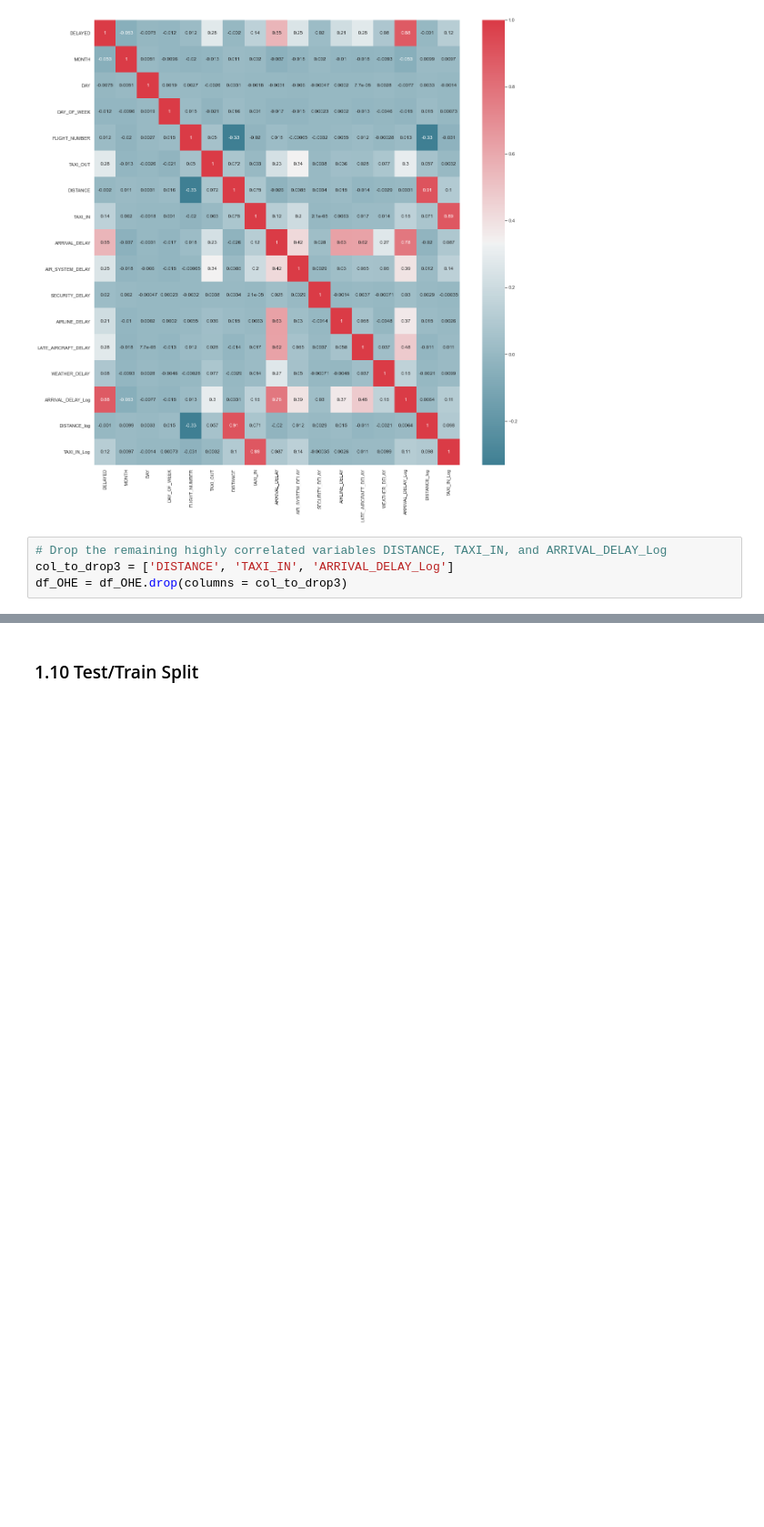
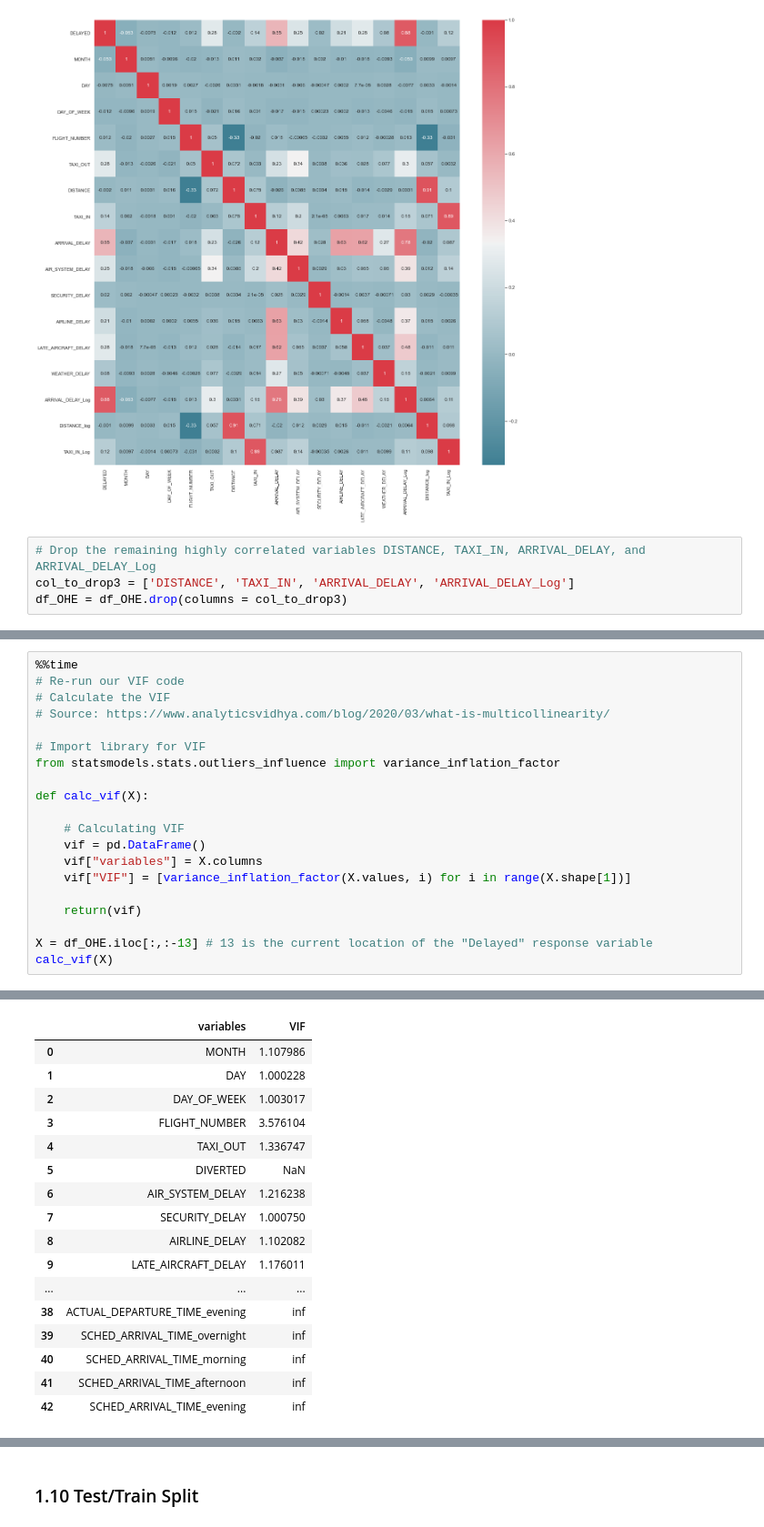
Before and after one commit to mattfarrow1/7331-machine-learning-1, a Jupyter notebook: Labs/MiniProject_Group4.ipynb, the cells around one changed output, grey strips where cells are left out. Shown at 91% size. Saved outputs shown, nothing was run; the diff lists cells and outputs as text; blank space fills up the shorter version.

```diff
--- a/Labs/MiniProject_Group4.ipynb
+++ b/Labs/MiniProject_Group4.ipynb
@@ -495,6 +508,6 @@ sns.heatmap(num.corr(), cmap=cmap, annot = True)
 <AxesSubplot:>
 [figure]
 # %%
-# Drop the remaining highly correlated variables DISTANCE, TAXI_IN, and ARRIVAL_DELAY_Log
-col_to_drop3 = ['DISTANCE', 'TAXI_IN', 'ARRIVAL_DELAY_Log']
+# Drop the remaining highly correlated variables DISTANCE, TAXI_IN, ARRIVAL_DELAY, and ARRIVAL_DELAY_Log
+col_to_drop3 = ['DISTANCE', 'TAXI_IN', 'ARRIVAL_DELAY', 'ARRIVAL_DELAY_Log']
 df_OHE = df_OHE.drop(columns = col_to_drop3)
@@ -510,0 +534,21 @@ df_OHE = df_OHE.drop(columns = col_to_drop3)
+# %%
+%%time
+# Re-run our VIF code
+# Calculate the VIF
+# Source: https://www.analyticsvidhya.com/blog/2020/03/what-is-multicollinearity/
+
+# Import library for VIF
+from statsmodels.stats.outliers_influence import variance_inflation_factor
+
+def calc_vif(X):
+
+    # Calculating VIF
+    vif = pd.DataFrame()
+    vif["variables"] = X.columns
+    vif["VIF"] = [variance_inflation_factor(X.values, i) for i in range(X.shape[1])]
+
+    return(vif)
+
+X = df_OHE.iloc[:,:-13] # 13 is the current location of the "Delayed" response variable
+calc_vif(X)
+# %% [output]
@@ -510,0 +557,17 @@ df_OHE = df_OHE.drop(columns = col_to_drop3)
+|  | variables | VIF |
+| 0 | MONTH | 1.107986 |
+| 1 | DAY | 1.000228 |
+| 2 | DAY_OF_WEEK | 1.003017 |
+| 3 | FLIGHT_NUMBER | 3.576104 |
+| 4 | TAXI_OUT | 1.336747 |
+| 5 | DIVERTED | NaN |
+| 6 | AIR_SYSTEM_DELAY | 1.216238 |
+| 7 | SECURITY_DELAY | 1.000750 |
+| 8 | AIRLINE_DELAY | 1.102082 |
+| 9 | LATE_AIRCRAFT_DELAY | 1.176011 |
+| ... | ... | ... |
+| 38 | ACTUAL_DEPARTURE_TIME_evening | inf |
+| 39 | SCHED_ARRIVAL_TIME_overnight | inf |
+| 40 | SCHED_ARRIVAL_TIME_morning | inf |
+| 41 | SCHED_ARRIVAL_TIME_afternoon | inf |
+| 42 | SCHED_ARRIVAL_TIME_evening | inf |
```
Also changed, not shown: parts of 26 cells of this notebook.
